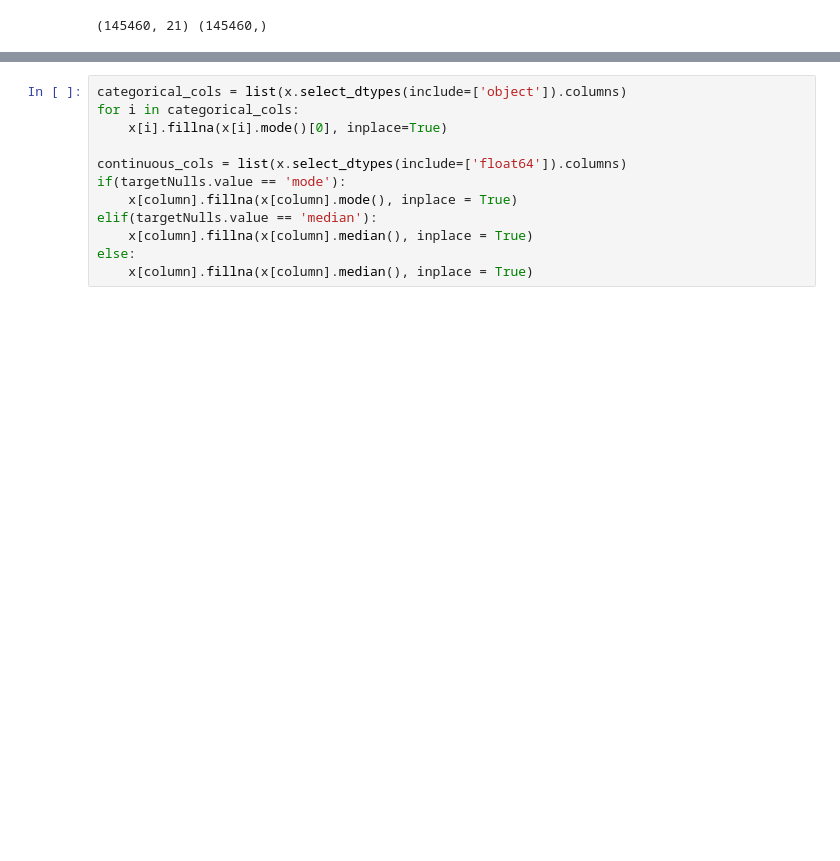
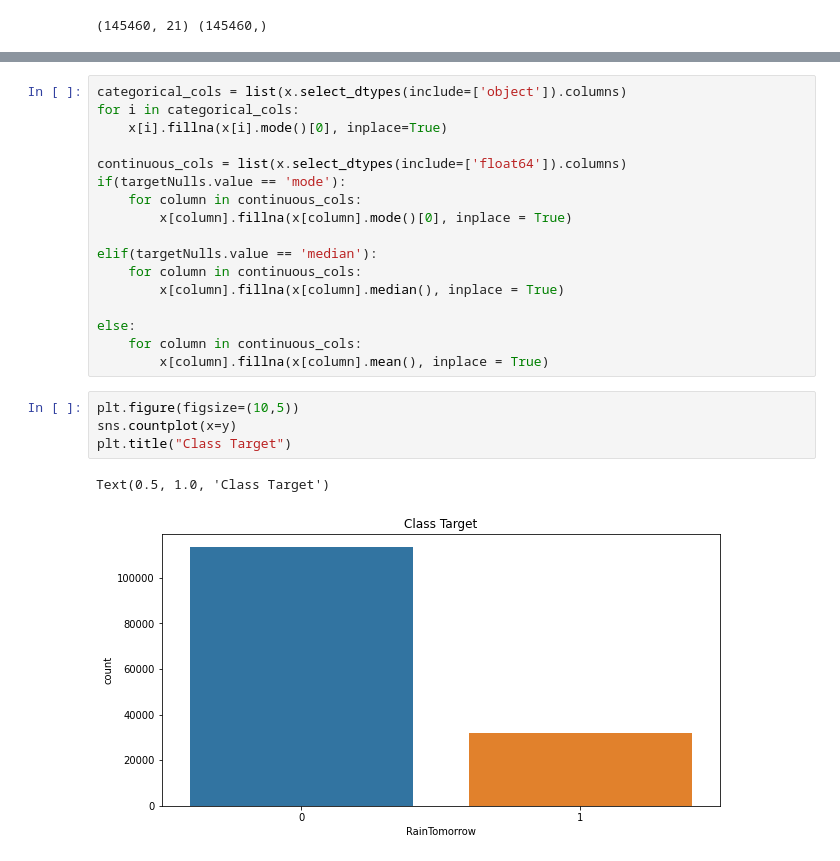
Before and after one commit to Ricardlol/Rain-in-Australia, a Jupyter notebook: Notebook.ipynb, the cells around one changed output, grey strips where cells are left out. Saved outputs shown, nothing was run; the diff lists cells and outputs as text; blank space fills up the shorter version.

```diff
--- a/Notebook.ipynb
+++ b/Notebook.ipynb
@@ -128,8 +153,20 @@ for i in categorical_cols:
 
 continuous_cols = list(x.select_dtypes(include=['float64']).columns)
 if(targetNulls.value == 'mode'):
-    x[column].fillna(x[column].mode(), inplace = True)
+    for column in continuous_cols:
+        x[column].fillna(x[column].mode()[0], inplace = True)
+
 elif(targetNulls.value == 'median'):
-    x[column].fillna(x[column].median(), inplace = True)
+    for column in continuous_cols:
+        x[column].fillna(x[column].median(), inplace = True)
+
 else:
-    x[column].fillna(x[column].median(), inplace = True)
+    for column in continuous_cols:
+        x[column].fillna(x[column].mean(), inplace = True)
+# %%
+plt.figure(figsize=(10,5))
+sns.countplot(x=y)
+plt.title("Class Target")
+# %% [output]
+Text(0.5, 1.0, 'Class Target')
+[figure, added]
```
Also changed, not shown: parts of 11 cells of this notebook.
